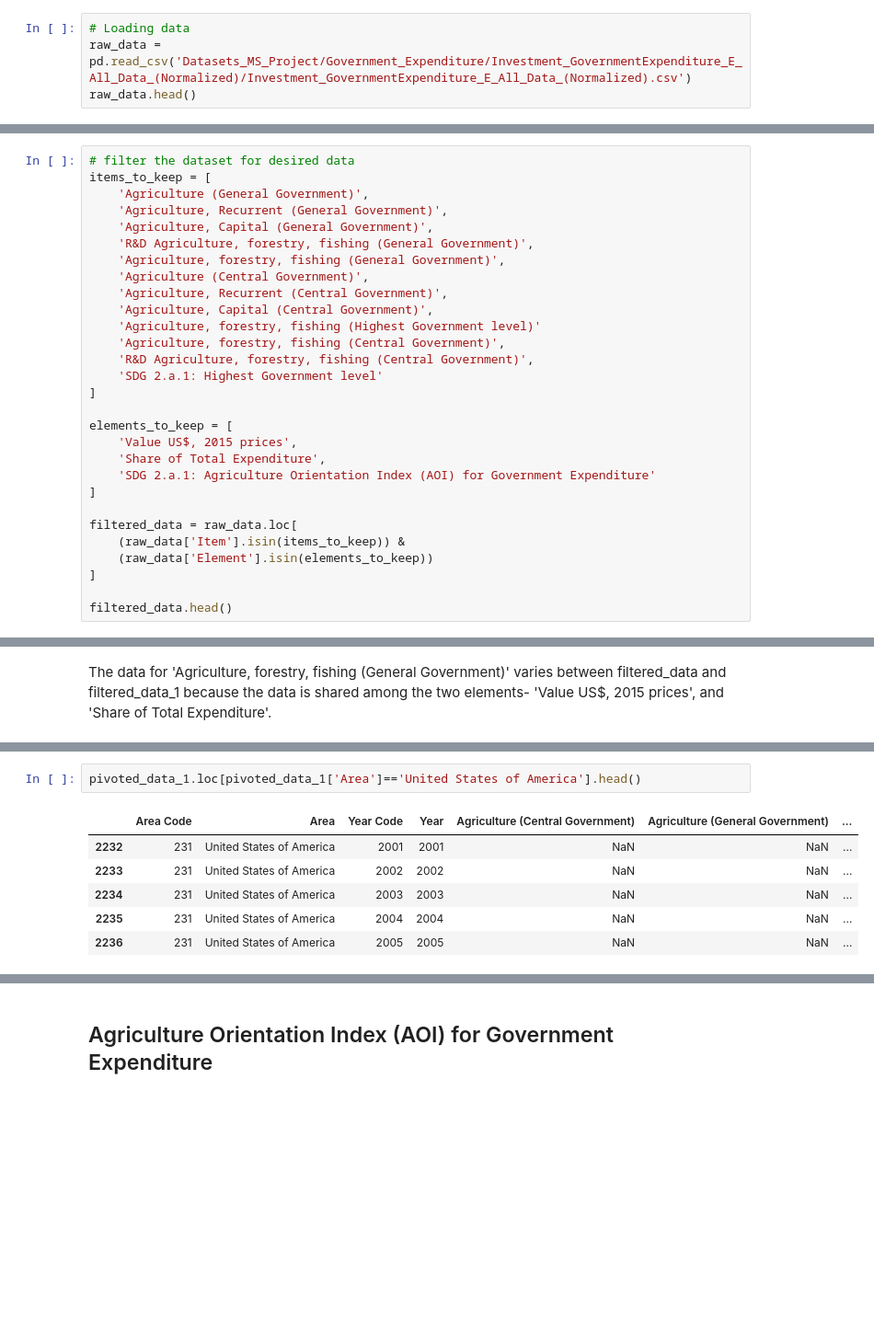
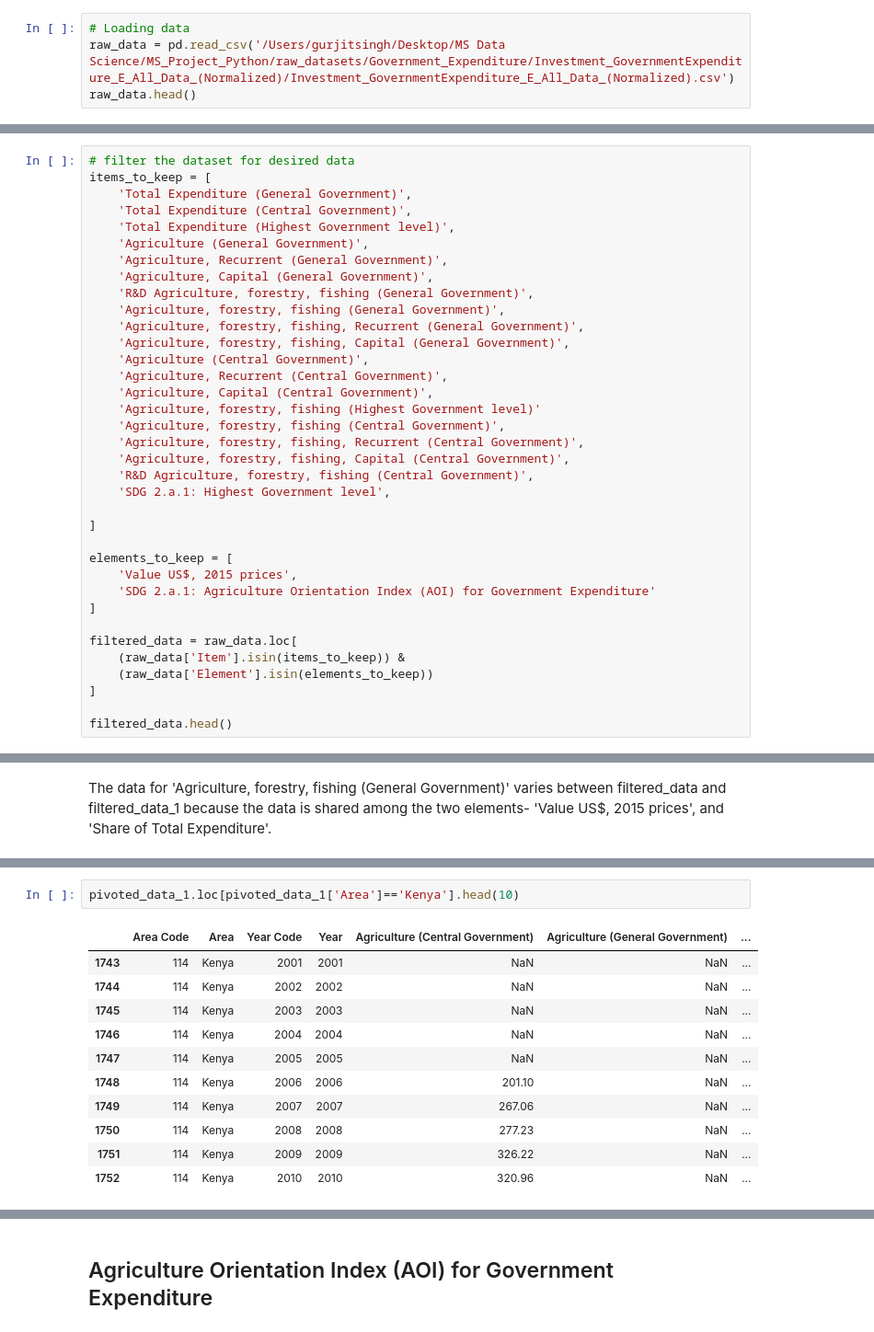
Before and after one commit to Leonidus1995/farmer-prices-forecasting, a Jupyter notebook: files_data_cleaning/government_investment.ipynb, the cells around one changed output, grey strips where cells are left out. Shown at 92% size. Cells and saved outputs as stored; diff of their text form; blank space fills up the shorter version.

```diff
--- a/files_data_cleaning/government_investment.ipynb
+++ b/files_data_cleaning/government_investment.ipynb
@@ -4,7 +4,7 @@ import pandas as pd
 import numpy as np
 # %%
 # Loading data
-raw_data = pd.read_csv('Datasets_MS_Project/Government_Expenditure/Investment_GovernmentExpenditure_E_All_Data_(Normalized)/Investment_GovernmentExpenditure_E_All_Data_(Normalized).csv')
+raw_data = pd.read_csv('/Users/gurjitsingh/Desktop/MS Data Science/MS_Project_Python/raw_datasets/Government_Expenditure/Investment_GovernmentExpenditure_E_All_Data_(Normalized)/Investment_GovernmentExpenditure_E_All_Data_(Normalized).csv')
 raw_data.head()
 # %% [output]
 |  | Area Code | Area Code (M49) | Area | Item Code | Item | Element Code | Element | Year Code | Year | ... |
@@ -94,23 +100,30 @@ Useful for modeling how much priority agriculture gets.
 # %%
 # filter the dataset for desired data
 items_to_keep = [
+    'Total Expenditure (General Government)',
+    'Total Expenditure (Central Government)',
+    'Total Expenditure (Highest Government level)',
     'Agriculture (General Government)',
     'Agriculture, Recurrent (General Government)',
     'Agriculture, Capital (General Government)',
     'R&D Agriculture, forestry, fishing (General Government)',
     'Agriculture, forestry, fishing (General Government)',
+    'Agriculture, forestry, fishing, Recurrent (General Government)',
+    'Agriculture, forestry, fishing, Capital (General Government)',
     'Agriculture (Central Government)',
     'Agriculture, Recurrent (Central Government)',
     'Agriculture, Capital (Central Government)',
     'Agriculture, forestry, fishing (Highest Government level)'
     'Agriculture, forestry, fishing (Central Government)',
+    'Agriculture, forestry, fishing, Recurrent (Central Government)',
+    'Agriculture, forestry, fishing, Capital (Central Government)',
     'R&D Agriculture, forestry, fishing (Central Government)',
-    'SDG 2.a.1: Highest Government level'
+    'SDG 2.a.1: Highest Government level',
+
 ]
 
 elements_to_keep = [
     'Value US$, 2015 prices',
-    'Share of Total Expenditure',
     'SDG 2.a.1: Agriculture Orientation Index (AOI) for Government Expenditure'
 ]
 
@@ -245,12 +286,17 @@ memory usage: 247.4+ KB
 # %%
-pivoted_data_1.loc[pivoted_data_1['Area']=='United States of America'].head()
+pivoted_data_1.loc[pivoted_data_1['Area']=='Kenya'].head(10)
 # %% [output]
 |  | Area Code | Area | Year Code | Year | Agriculture (Central Government) | Agriculture (General Government) | ... |
-| 2232 | 231 | United States of America | 2001 | 2001 | NaN | NaN | ... |
-| 2233 | 231 | United States of America | 2002 | 2002 | NaN | NaN | ... |
-| 2234 | 231 | United States of America | 2003 | 2003 | NaN | NaN | ... |
-| 2235 | 231 | United States of America | 2004 | 2004 | NaN | NaN | ... |
-| 2236 | 231 | United States of America | 2005 | 2005 | NaN | NaN | ... |
+| 1743 | 114 | Kenya | 2001 | 2001 | NaN | NaN | ... |
+| 1744 | 114 | Kenya | 2002 | 2002 | NaN | NaN | ... |
+| 1745 | 114 | Kenya | 2003 | 2003 | NaN | NaN | ... |
+| 1746 | 114 | Kenya | 2004 | 2004 | NaN | NaN | ... |
+| 1747 | 114 | Kenya | 2005 | 2005 | NaN | NaN | ... |
+| 1748 | 114 | Kenya | 2006 | 2006 | 201.10 | NaN | ... |
+| 1749 | 114 | Kenya | 2007 | 2007 | 267.06 | NaN | ... |
+| 1750 | 114 | Kenya | 2008 | 2008 | 277.23 | NaN | ... |
+| 1751 | 114 | Kenya | 2009 | 2009 | 326.22 | NaN | ... |
+| 1752 | 114 | Kenya | 2010 | 2010 | 320.96 | NaN | ... |
 # %%
 # play with the code below to understand the data distribution
 pivoted_data_1.loc[
```
Also changed, not shown: parts of 44 cells of this notebook, 9 other files.
